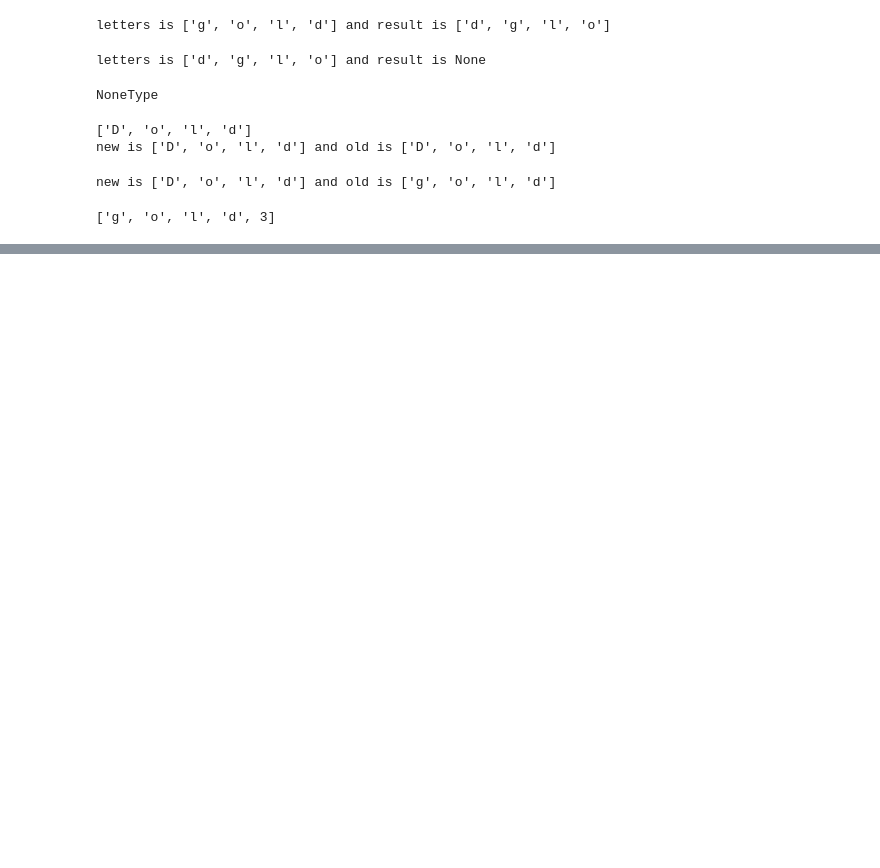
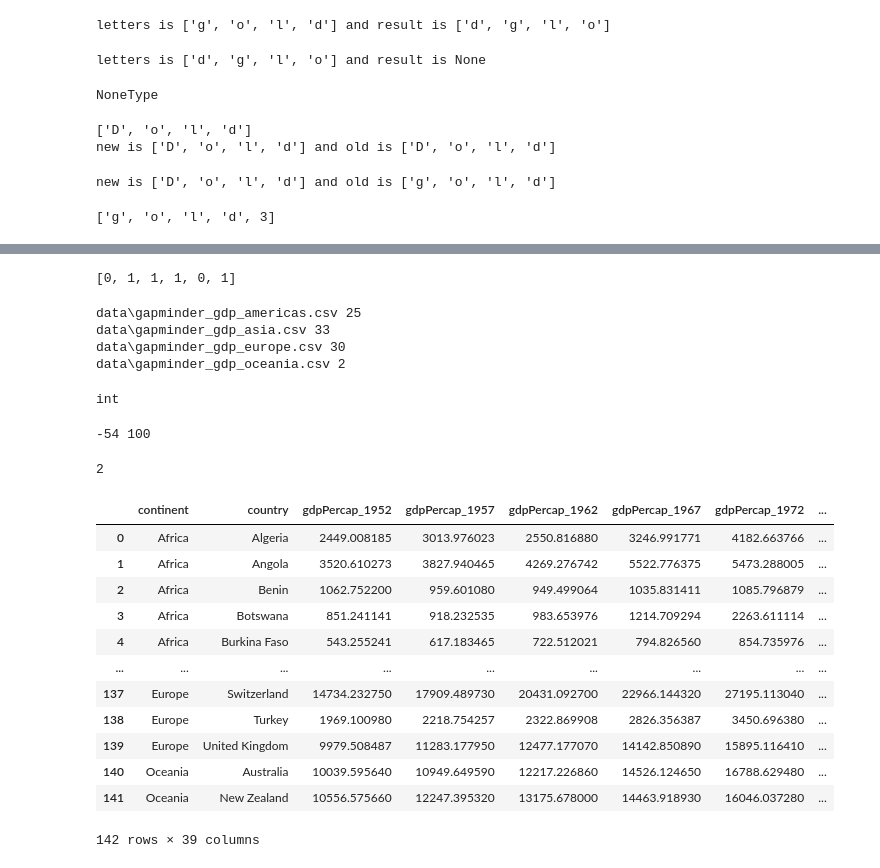
Before and after one commit to MJardon913/2021_pml_marioj, a Jupyter notebook: Untitled.ipynb, the cells around one changed output, grey strips where cells are left out. Drawn from its saved outputs; the diff is of its cells as text; code cells hidden in the pictures; blank space fills up the shorter version.

```diff
--- a/Untitled.ipynb
+++ b/Untitled.ipynb
@@ -133,0 +143,79 @@ old
+# %%
+original = [-1.5, 0.2, 0.4, 0.0, -1.3, 0.4]
+result = []
+for value in original:
+    if value < 0:
+        result.append(0)
+    else:
+        result.append(1)
+print(result)
+# %% [output]
+[0, 1, 1, 1, 0, 1]
+# %%
+import glob
+import pandas as pd
+for filename in glob.glob('data/*.csv'):
+    contents = pd.read_csv(filename)
+    if len(contents) < 50:
+        print(filename, len(contents))
+# %% [output]
+data\gapminder_gdp_americas.csv 25
+data\gapminder_gdp_asia.csv 33
+data\gapminder_gdp_europe.csv 30
+data\gapminder_gdp_oceania.csv 2
+# %%
+type(1)
+# %% [output]
+int
+# %%
+values = [-2,1,65,78,-54,-24,100]
+smallest, largest = None, None
+
+for v in values:
+    if smallest== None and largest==None:
+        smallest, largest = v, v
+    else:
+        smallest = min(smallest, v)
+        largest = max(largest, v)
+print(smallest, largest)
+# %% [output]
+-54 100
+# %%
+def calculate_life_quartile(exp):
+    if exp < 58.41:
+        # This observation is in the first quartile
+        return 1
+    elif exp >= 58.41 and exp < 67.05:
+        # This observation is in the second quartile
+       return 2
+    elif exp >= 67.05 and exp < 71.70:
+        # This observation is in the third quartile
+       return 3
+    elif exp >= 71.70:
+        # This observation is in the fourth quartile
+       return 4
+    else:
+        # This observation has bad data
+       return None
+
+calculate_life_quartile(62.5)
+# %% [output]
+2
+# %%
+data = pd.read_csv('data/gapminder_all.csv')
+data['life_qrtl'] = data['lifeExp_1952'].apply(calculate_life_quartile)
+data
+# %% [output]
+|  | continent | country | gdpPercap_1952 | gdpPercap_1957 | gdpPercap_1962 | gdpPercap_1967 | gdpPercap_1972 | ... |
+| 0 | Africa | Algeria | 2449.008185 | 3013.976023 | 2550.816880 | 3246.991771 | 4182.663766 | ... |
+| 1 | Africa | Angola | 3520.610273 | 3827.940465 | 4269.276742 | 5522.776375 | 5473.288005 | ... |
+| 2 | Africa | Benin | 1062.752200 | 959.601080 | 949.499064 | 1035.831411 | 1085.796879 | ... |
+| 3 | Africa | Botswana | 851.241141 | 918.232535 | 983.653976 | 1214.709294 | 2263.611114 | ... |
+| 4 | Africa | Burkina Faso | 543.255241 | 617.183465 | 722.512021 | 794.826560 | 854.735976 | ... |
+| ... | ... | ... | ... | ... | ... | ... | ... | ... |
+| 137 | Europe | Switzerland | 14734.232750 | 17909.489730 | 20431.092700 | 22966.144320 | 27195.113040 | ... |
+| 138 | Europe | Turkey | 1969.100980 | 2218.754257 | 2322.869908 | 2826.356387 | 3450.696380 | ... |
+| 139 | Europe | United Kingdom | 9979.508487 | 11283.177950 | 12477.177070 | 14142.850890 | 15895.116410 | ... |
+| 140 | Oceania | Australia | 10039.595640 | 10949.649590 | 12217.226860 | 14526.124650 | 16788.629480 | ... |
+| 141 | Oceania | New Zealand | 10556.575660 | 12247.395320 | 13175.678000 | 14463.918930 | 16046.037280 | ... |
+142 rows × 39 columns
```
Also changed, not shown: parts of 5 cells of this notebook, 1 other file.
